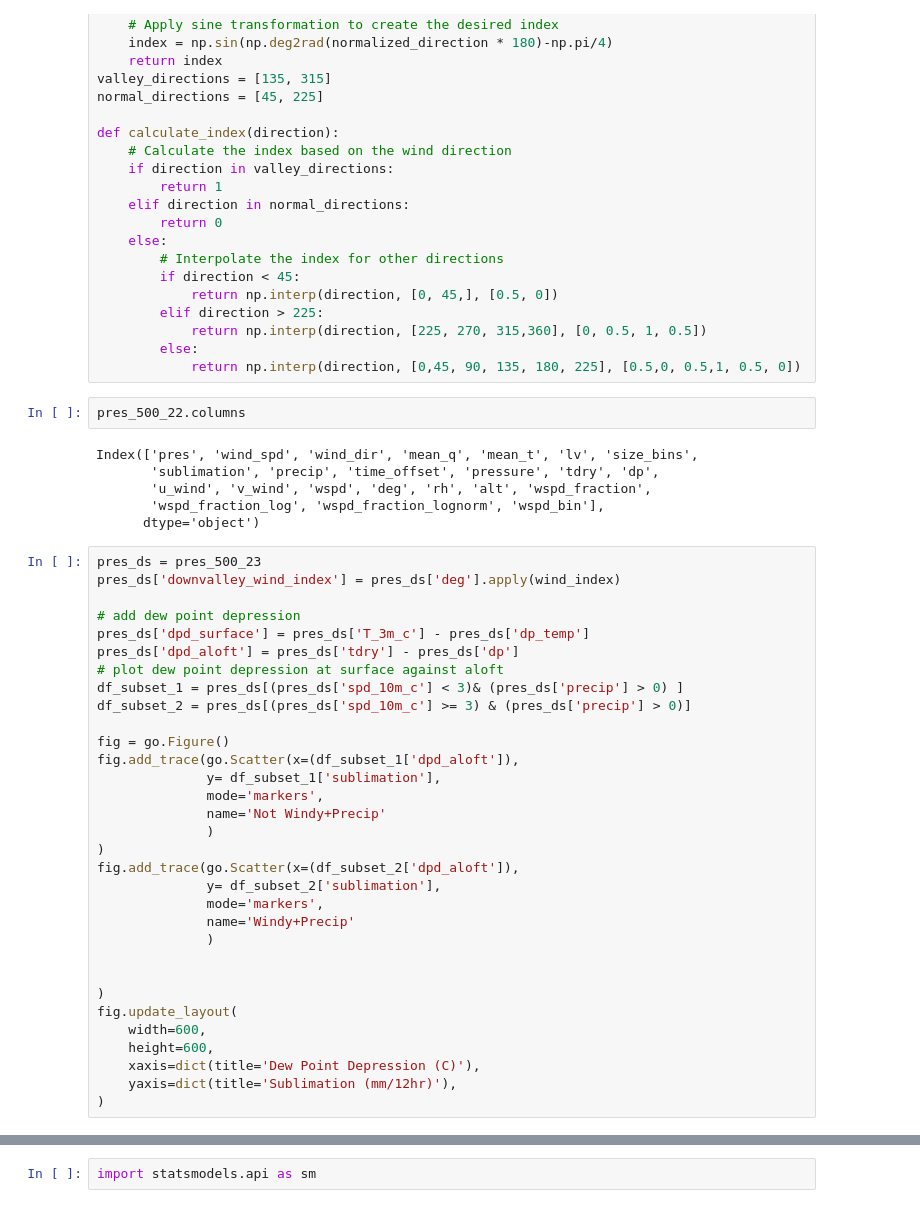
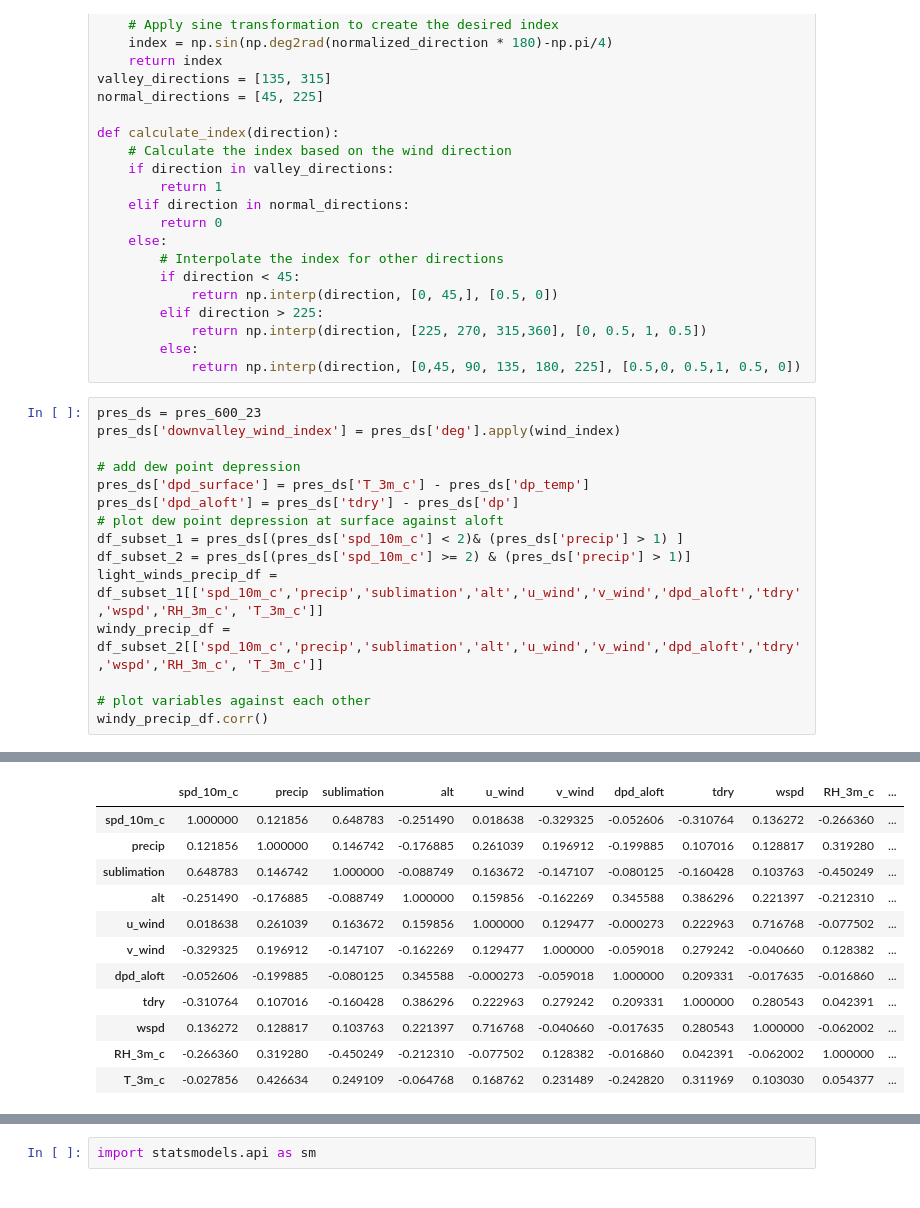
Before and after one commit to dlhogan97/Synoptic-Sublimation, a Jupyter notebook: 02_analysis/data_exploration/12_surface_and_upper_air_obs.ipynb, the cells around one changed output, grey strips where cells are left out. Cells and saved outputs as stored; diff of their text form.

```diff
--- a/02_analysis/data_exploration/12_surface_and_upper_air_obs.ipynb
+++ b/02_analysis/data_exploration/12_surface_and_upper_air_obs.ipynb
@@ -1204,44 +1204,19 @@ def calculate_index(direction):
             return np.interp(direction, [225, 270, 315,360], [0, 0.5, 1, 0.5])
         else:
             return np.interp(direction, [0,45, 90, 135, 180, 225], [0.5,0, 0.5,1, 0.5, 0])
-# %%
-pres_500_22.columns
-# %% [output]
-Index(['pres', 'wind_spd', 'wind_dir', 'mean_q', 'mean_t', 'lv', 'size_bins',
-       'sublimation', 'precip', 'time_offset', 'pressure', 'tdry', 'dp',
-       'u_wind', 'v_wind', 'wspd', 'deg', 'rh', 'alt', 'wspd_fraction',
-       'wspd_fraction_log', 'wspd_fraction_lognorm', 'wspd_bin'],
-      dtype='object')
 # %%
-pres_ds = pres_500_23
+pres_ds = pres_600_23
 pres_ds['downvalley_wind_index'] = pres_ds['deg'].apply(wind_index)
 
 # add dew point depression
 pres_ds['dpd_surface'] = pres_ds['T_3m_c'] - pres_ds['dp_temp']
 pres_ds['dpd_aloft'] = pres_ds['tdry'] - pres_ds['dp']
 # plot dew point depression at surface against aloft
-df_subset_1 = pres_ds[(pres_ds['spd_10m_c'] < 3)& (pres_ds['precip'] > 0) ]
-df_subset_2 = pres_ds[(pres_ds['spd_10m_c'] >= 3) & (pres_ds['precip'] > 0)]
+df_subset_1 = pres_ds[(pres_ds['spd_10m_c'] < 2)& (pres_ds['precip'] > 1) ]
+df_subset_2 = pres_ds[(pres_ds['spd_10m_c'] >= 2) & (pres_ds['precip'] > 1)]
+light_winds_precip_df = df_subset_1[['spd_10m_c','precip','sublimation','alt','u_wind','v_wind','dpd_aloft','tdry','wspd','RH_3m_c', 'T_3m_c']]
+windy_precip_df = df_subset_2[['spd_10m_c','precip','sublimation','alt','u_wind','v_wind','dpd_aloft','tdry','wspd','RH_3m_c', 'T_3m_c']]
 
-fig = go.Figure()
-fig.add_trace(go.Scatter(x=(df_subset_1['dpd_aloft']),
-              y= df_subset_1['sublimation'],
-              mode='markers',
-              name='Not Windy+Precip'
-              )
-)
-fig.add_trace(go.Scatter(x=(df_subset_2['dpd_aloft']),
-              y= df_subset_2['sublimation'],
-              mode='markers',
-              name='Windy+Precip'
-              )
-
-
-)
-fig.update_layout(
-    width=600,
-    height=600,
-    xaxis=dict(title='Dew Point Depression (C)'),
-    yaxis=dict(title='Sublimation (mm/12hr)'),
-)
+# plot variables against each other
+windy_precip_df.corr()
 # %% [output]
@@ -1248,0 +1223,12 @@ fig.update_layout(
+|  | spd_10m_c | precip | sublimation | alt | u_wind | v_wind | dpd_aloft | tdry | wspd | RH_3m_c | ... |
+| spd_10m_c | 1.000000 | 0.121856 | 0.648783 | -0.251490 | 0.018638 | -0.329325 | -0.052606 | -0.310764 | 0.136272 | -0.266360 | ... |
+| precip | 0.121856 | 1.000000 | 0.146742 | -0.176885 | 0.261039 | 0.196912 | -0.199885 | 0.107016 | 0.128817 | 0.319280 | ... |
+| sublimation | 0.648783 | 0.146742 | 1.000000 | -0.088749 | 0.163672 | -0.147107 | -0.080125 | -0.160428 | 0.103763 | -0.450249 | ... |
+| alt | -0.251490 | -0.176885 | -0.088749 | 1.000000 | 0.159856 | -0.162269 | 0.345588 | 0.386296 | 0.221397 | -0.212310 | ... |
+| u_wind | 0.018638 | 0.261039 | 0.163672 | 0.159856 | 1.000000 | 0.129477 | -0.000273 | 0.222963 | 0.716768 | -0.077502 | ... |
+| v_wind | -0.329325 | 0.196912 | -0.147107 | -0.162269 | 0.129477 | 1.000000 | -0.059018 | 0.279242 | -0.040660 | 0.128382 | ... |
+| dpd_aloft | -0.052606 | -0.199885 | -0.080125 | 0.345588 | -0.000273 | -0.059018 | 1.000000 | 0.209331 | -0.017635 | -0.016860 | ... |
+| tdry | -0.310764 | 0.107016 | -0.160428 | 0.386296 | 0.222963 | 0.279242 | 0.209331 | 1.000000 | 0.280543 | 0.042391 | ... |
+| wspd | 0.136272 | 0.128817 | 0.103763 | 0.221397 | 0.716768 | -0.040660 | -0.017635 | 0.280543 | 1.000000 | -0.062002 | ... |
+| RH_3m_c | -0.266360 | 0.319280 | -0.450249 | -0.212310 | -0.077502 | 0.128382 | -0.016860 | 0.042391 | -0.062002 | 1.000000 | ... |
+| T_3m_c | -0.027856 | 0.426634 | 0.249109 | -0.064768 | 0.168762 | 0.231489 | -0.242820 | 0.311969 | 0.103030 | 0.054377 | ... |
```
Also changed, not shown: parts of 15 cells of this notebook, 7 other files.
